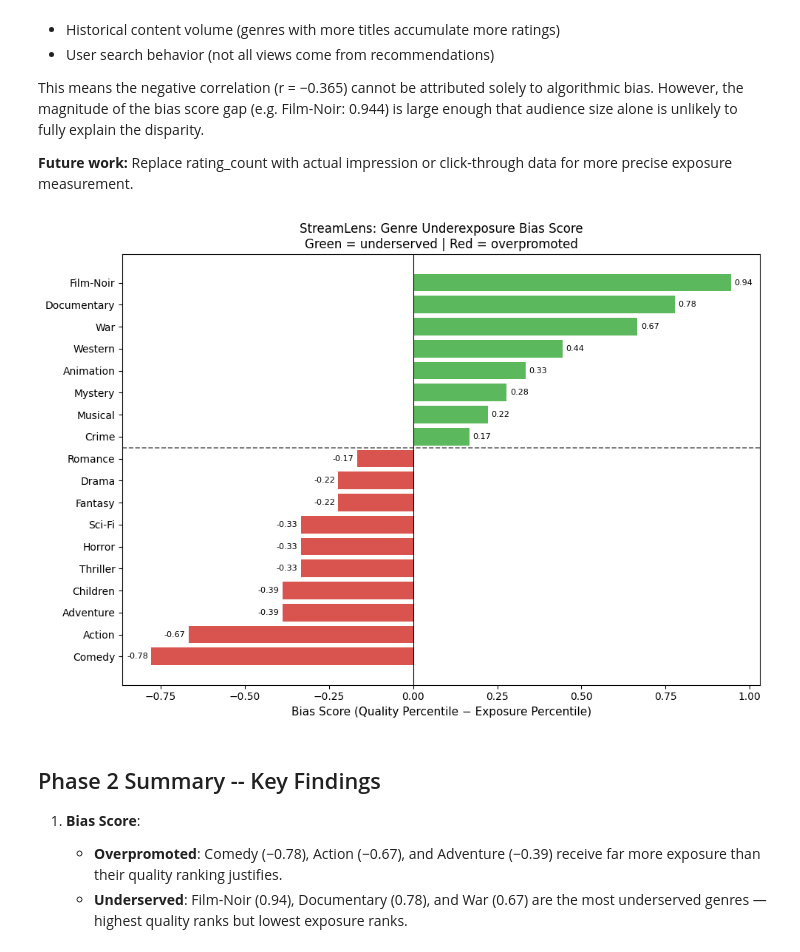
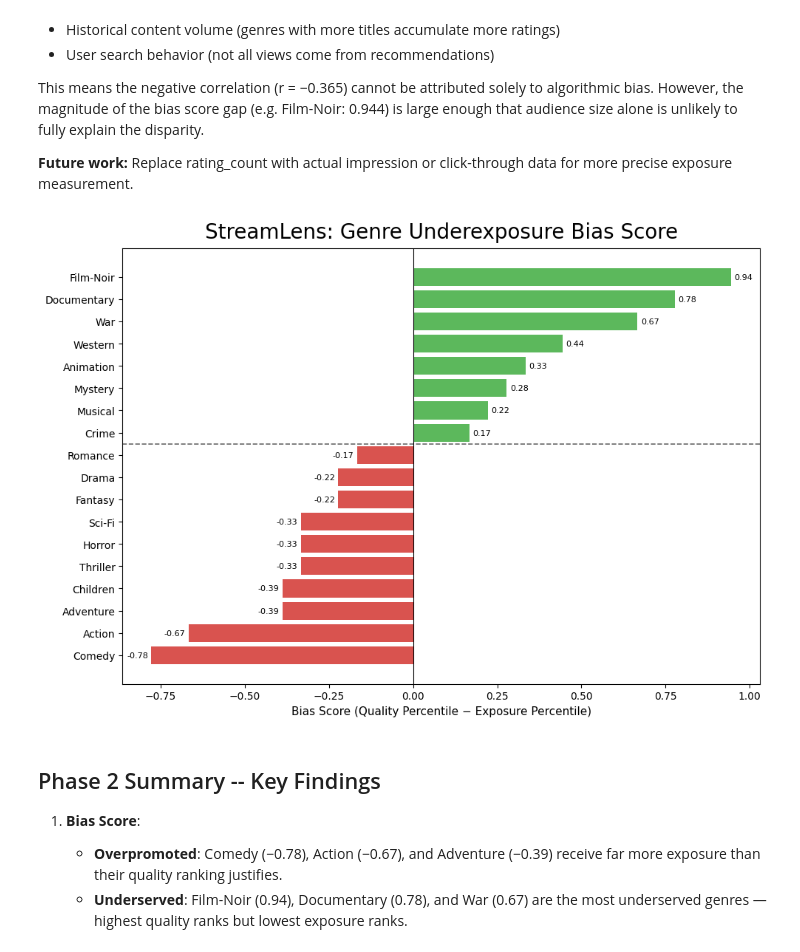
Before and after one commit to xinyacheng716/StreamLens, a Jupyter notebook: notebooks/phase2_bias_analysis.ipynb, the cells around one changed output. Drawn from its saved outputs; the diff is of its cells as text; code cells hidden in the pictures.

```diff
--- a/notebooks/phase2_bias_analysis.ipynb
+++ b/notebooks/phase2_bias_analysis.ipynb
@@ -266,36 +266,35 @@ bars = ax.barh(bias_sorted['genres'], bias_sorted['bias_score'], color=colors)
 # Reference line at 0
 ax.axvline(0, color='black', linewidth=0.8)
 
 # Divider line between negative and near-zero bias scores
 # Drawn at y=9.5, between Drama (y=9) and Crime (y=10)
 ax.axhline(
     y=9.5,
     color='black',
     linewidth=1.2,
     linestyle='--',
     alpha=0.6
 )
 
 ax.set_xlabel('Bias Score (Quality Percentile − Exposure Percentile)', fontsize=11)
-ax.set_title('StreamLens: Genre Underexposure Bias Score\n'
-             'Green = underserved | Red = overpromoted', fontsize=12)
+ax.set_title('StreamLens: Genre Underexposure Bias Score', fontsize=20, pad=10)
 
 # Add value labels on each bar
 for bar, val in zip(bars, bias_sorted['bias_score']):
     ax.text(
         val + 0.01 if val >= 0 else val - 0.01,
         bar.get_y() + bar.get_height() / 2,
         f'{val:.2f}',
         va='center',
         ha='left' if val >= 0 else 'right',
         fontsize=8
     )
 
 plt.tight_layout()
 plt.savefig('../outputs/figures/phase2_bias_score.png', dpi=300, bbox_inches='tight')
 plt.show()
 # %% [output]
-[figure, old version]
+[figure, new version]
 # %% [markdown]
 ## Phase 2 Summary -- Key Findings
 1. **Bias Score**:
```
Also changed, not shown: 2 other files.
